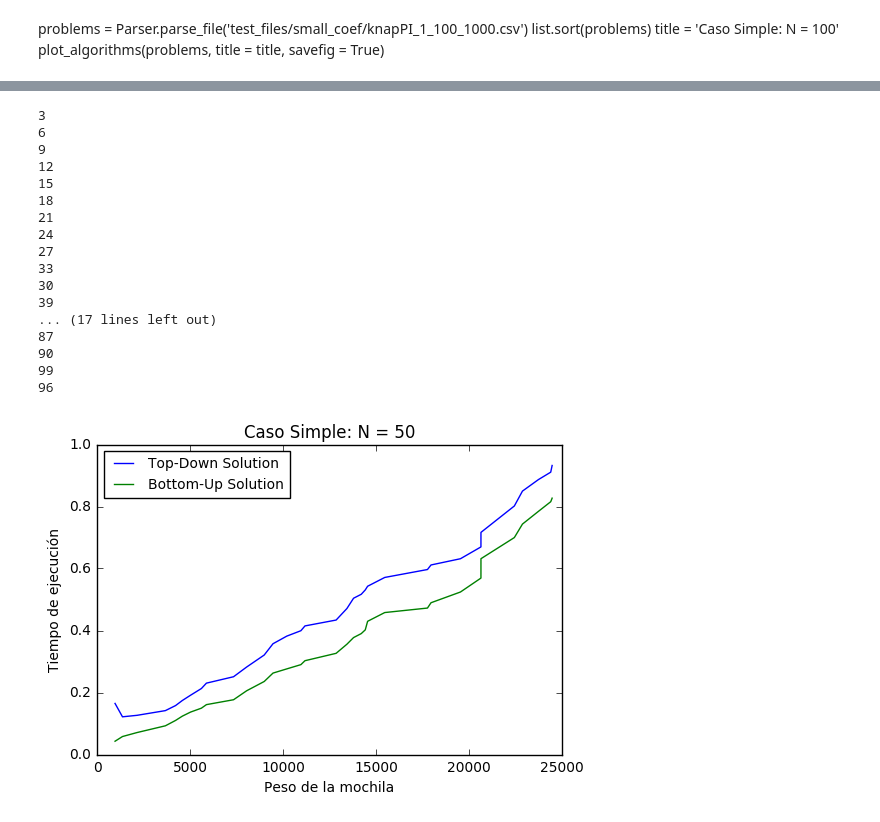
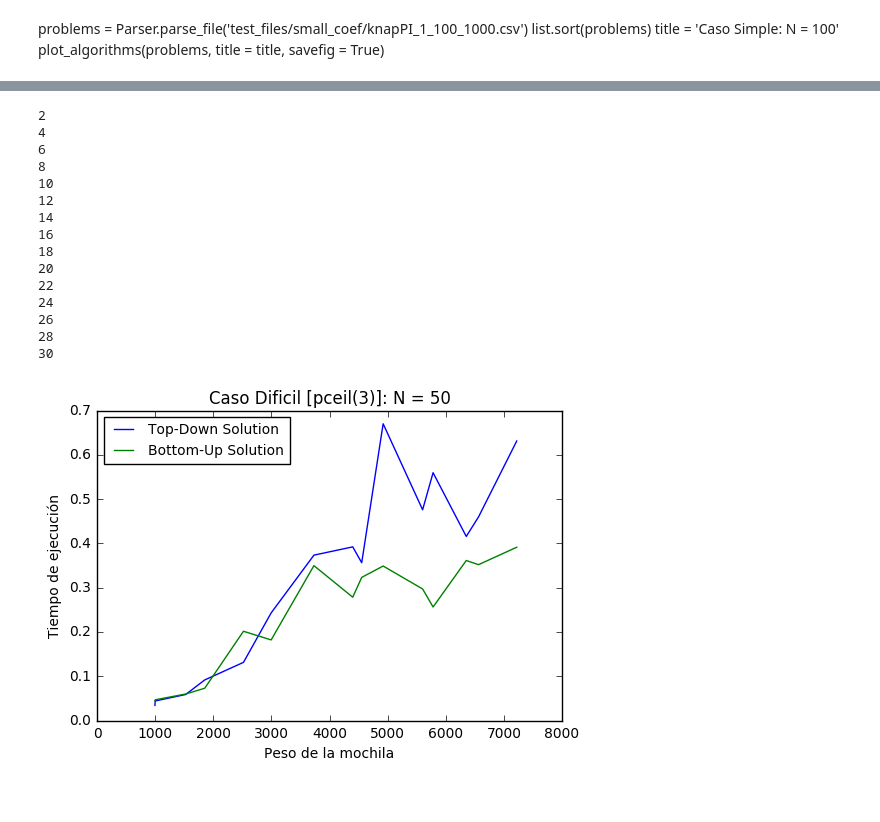
Before and after one commit to edittler/tda-fiuba, a Jupyter notebook: tp2/programacion-dinamica/knapsack/Knapsack.ipynb, the cells around one changed output, grey strips where cells are left out. Drawn from its saved outputs; the diff is of its cells as text; code cells hidden in the pictures.

```diff
--- a/tp2/programacion-dinamica/knapsack/Knapsack.ipynb
+++ b/tp2/programacion-dinamica/knapsack/Knapsack.ipynb
@@ -15,29 +15,31 @@ from functools import partial
 from knapsack_file_parser import Parser
 from knapsack import knapsack_bottom_up, knapsack_top_down
 # %%
-def plot_algorithms(problems, title='', savefig=False, filename_keyword=''):
+def plot_algorithms(problems, title='', savefig=False, filename_keyword='', step = 3, max_problems = 100):
 
     x, td_y, bu_y = [], [], []
     td_times, bu_times = [], []
     weight = 0
 
+    cant_problems = 0
     for problem in problems:
+        cant_problems += 1
+        if cant_problems <= max_problems:
+            if cant_problems % step == 0:
+                print(str(cant_problems))
+                td_timer = timeit.Timer(partial(knapsack_top_down, problem.values, problem.weights, problem.knapsack_weight))
+                #td_times.append(td_timer.timeit(1))
+                bu_timer = timeit.Timer(partial(knapsack_bottom_up, problem.values, problem.weights, problem.knapsack_weight))
+                #bu_times.append(bu_timer.timeit(1))
 
-        if problem.id % 3 == 0:
-            print(str(problem.id))
-            td_timer = timeit.Timer(partial(knapsack_top_down, problem.values, problem.weights, problem.knapsack_weight))
-            td_times.append(td_timer.timeit(1))
-            bu_timer = timeit.Timer(partial(knapsack_bottom_up, problem.values, problem.weights, problem.knapsack_weight))
-            bu_times.append(bu_timer.timeit(1))
+                #td_t = np.mean(td_times)
+                #bu_t = np.mean(bu_times)
 
-            td_t = np.mean(td_times)
-            bu_t = np.mean(bu_times)
+                td_y.append(td_timer.timeit(1))
+                bu_y.append(bu_timer.timeit(1))
 
-            td_y.append(td_t)
-            bu_y.append(bu_t)
-
-            x.append(problem.knapsack_weight)
-            weight = problem.knapsack_weight
+                x.append(problem.knapsack_weight)
+                weight = problem.knapsack_weight
 
     plt.plot(x, td_y, label = 'Top-Down Solution')
     plt.plot(x, bu_y, label = 'Bottom-Up Solution')
@@ -371,24 +390,22 @@ plot_algorithms(problems, title = title, savefig = True)
 # %%
-problems = Parser.parse_file('test_files/small_coef/knapPI_1_50_1000.csv')
+problems = Parser.parse_file('test_files/hard_coef/knapPI_15_50_1000.csv')
 list.sort(problems)
-title = 'Caso Simple: N = 50'
-plot_algorithms(problems, title = title, savefig = True)
+title = 'Caso Dificil [pceil(3)]: N = 50'
+plot_algorithms(problems, title = title, savefig = True, filename_keyword='pceil', step = 2, max_problems=30)
 # %% [output]
-3
+2
+4
 6
-9
+8
+10
 12
-15
+14
+16
 18
-21
+20
+22
 24
-27
-33
+26
+28
 30
-39
-... (17 lines left out)
-87
-90
-99
-96
-[figure, old version]
+[figure, new version]
```
Also changed, not shown: parts of 29 cells of this notebook, 1 other file.
